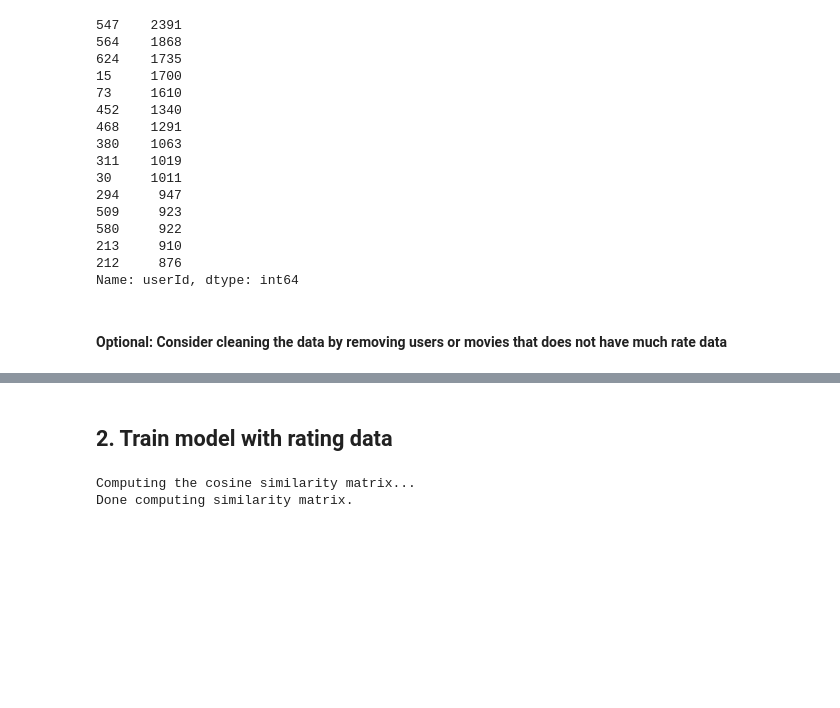
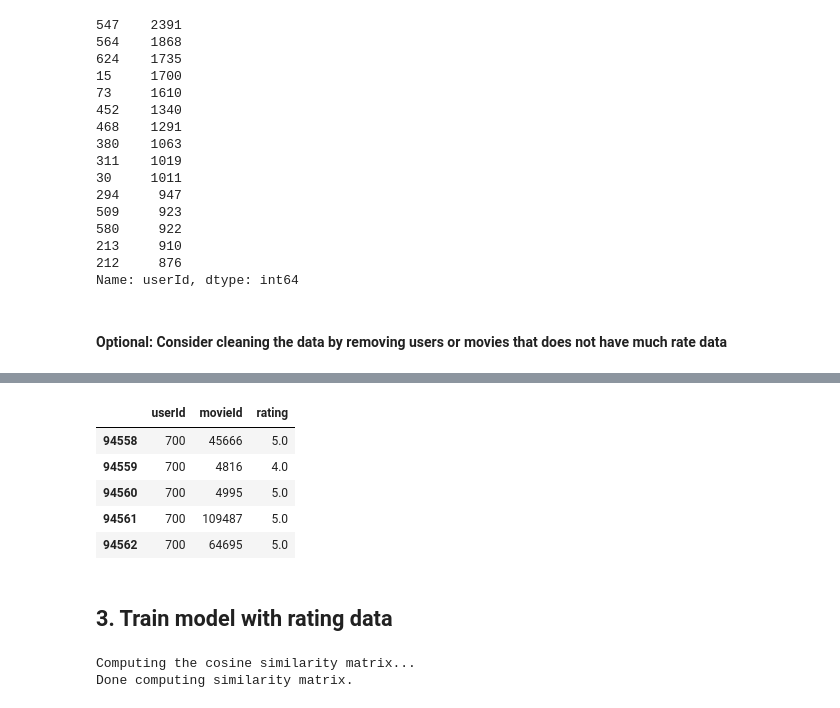
Before and after one commit to Luis-Palacios/movie-recommendations, a Jupyter notebook: Movie-Recommendations.ipynb, the cells around one changed output, grey strips where cells are left out. Saved outputs shown, nothing was run; the diff lists cells and outputs as text; code cells hidden in the pictures; blank space fills up the shorter version.

```diff
--- a/Movie-Recommendations.ipynb
+++ b/Movie-Recommendations.ipynb
@@ -170,7 +173,7 @@ Name: userId, dtype: int64
 # %% [markdown]
 #### Optional: Consider cleaning the data by removing users or movies that does not have much rate data
 # %%
-REQUIRED_RATINGS = 5
+REQUIRED_RATINGS = 3
 # Only Skills that have been rated more than REQUIRED_RATING times
 rating_data = rating_data.loc[rating_data['movieId'].isin(movies_per_user[movies_per_user >= REQUIRED_RATINGS].index)]
 # %%
@@ -178,5 +194,29 @@ rating_data = rating_data.loc[rating_data['userId'].isin(user_per_movie[user_per
+# %%
+newdata = pd.DataFrame([[700, 260, 3], [700, 1196, 5],
+                       [700, 1210, 4], [700, 2628, 4],
+                       [700, 2324, 5], [700, 98124, 4],
+                       [700, 99813, 5], [700, 33794, 4],
+                       [700, 115617, 5], [700, 134853, 4],
+                       [700, 5349, 5], [700, 8636, 4],
+                       [700, 2028, 5], [700, 61132, 4],
+                       [700, 68954, 5], [700, 60069, 5],
+                       [700, 788, 1], [700, 8961, 3],
+                       [700, 30749, 4], [700, 97225, 4],
+                       [700, 4306, 3], [700, 45666, 5],
+                       [700, 4816, 4], [700, 4995, 5],
+                       [700, 109487, 5], [700, 64695, 5]], columns=['userId', 'movieId', 'rating'])
+# %%
+rating_data = rating_data.append(newdata, ignore_index=True)
+rating_data.tail()
+# %% [output]
+|  | userId | movieId | rating |
+| 94558 | 700 | 45666 | 5.0 |
+| 94559 | 700 | 4816 | 4.0 |
+| 94560 | 700 | 4995 | 5.0 |
+| 94561 | 700 | 109487 | 5.0 |
+| 94562 | 700 | 64695 | 5.0 |
 # %% [markdown]
-## 2. Train model with rating data
+## 3. Train model with rating data
 # %%
 from surprise import Reader, Dataset
 
```
Also changed, not shown: parts of 11 cells of this notebook, 4 other files.
